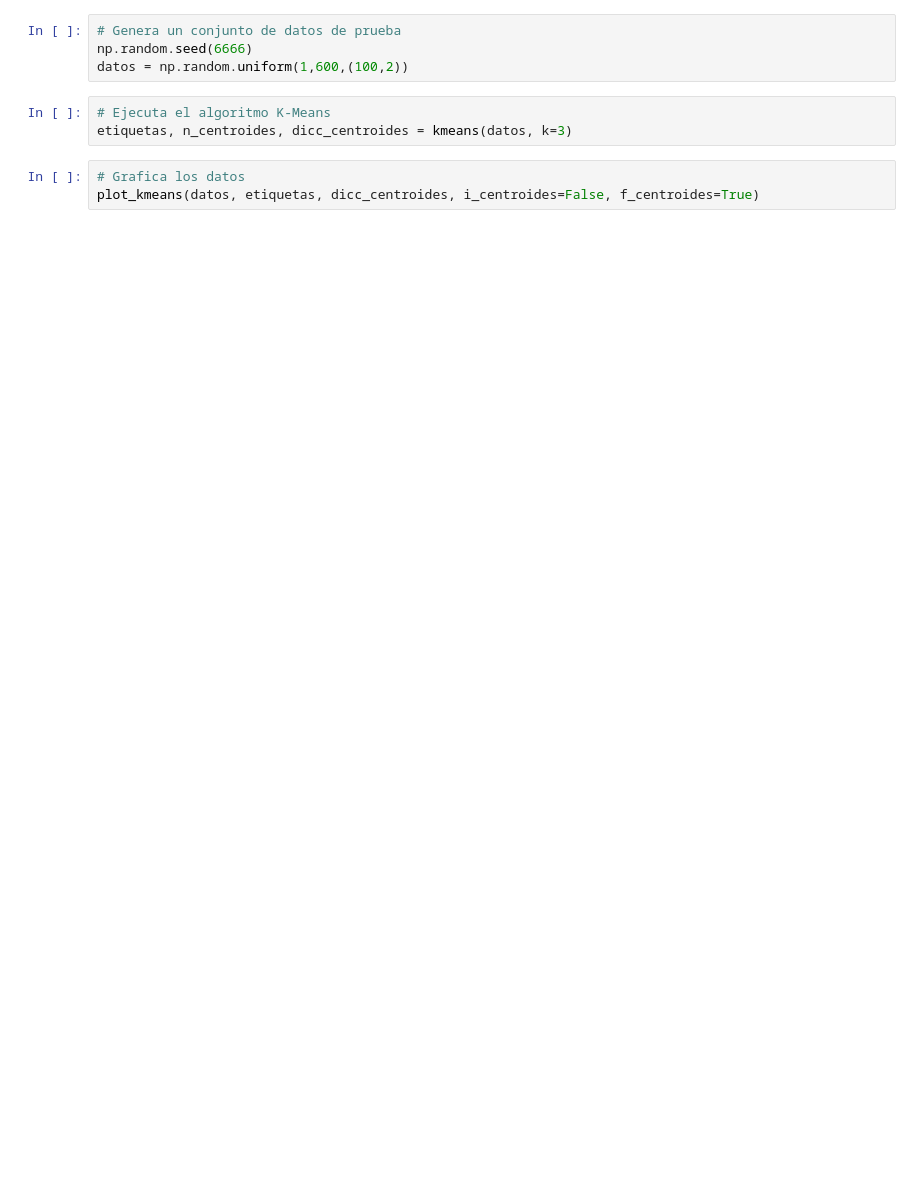
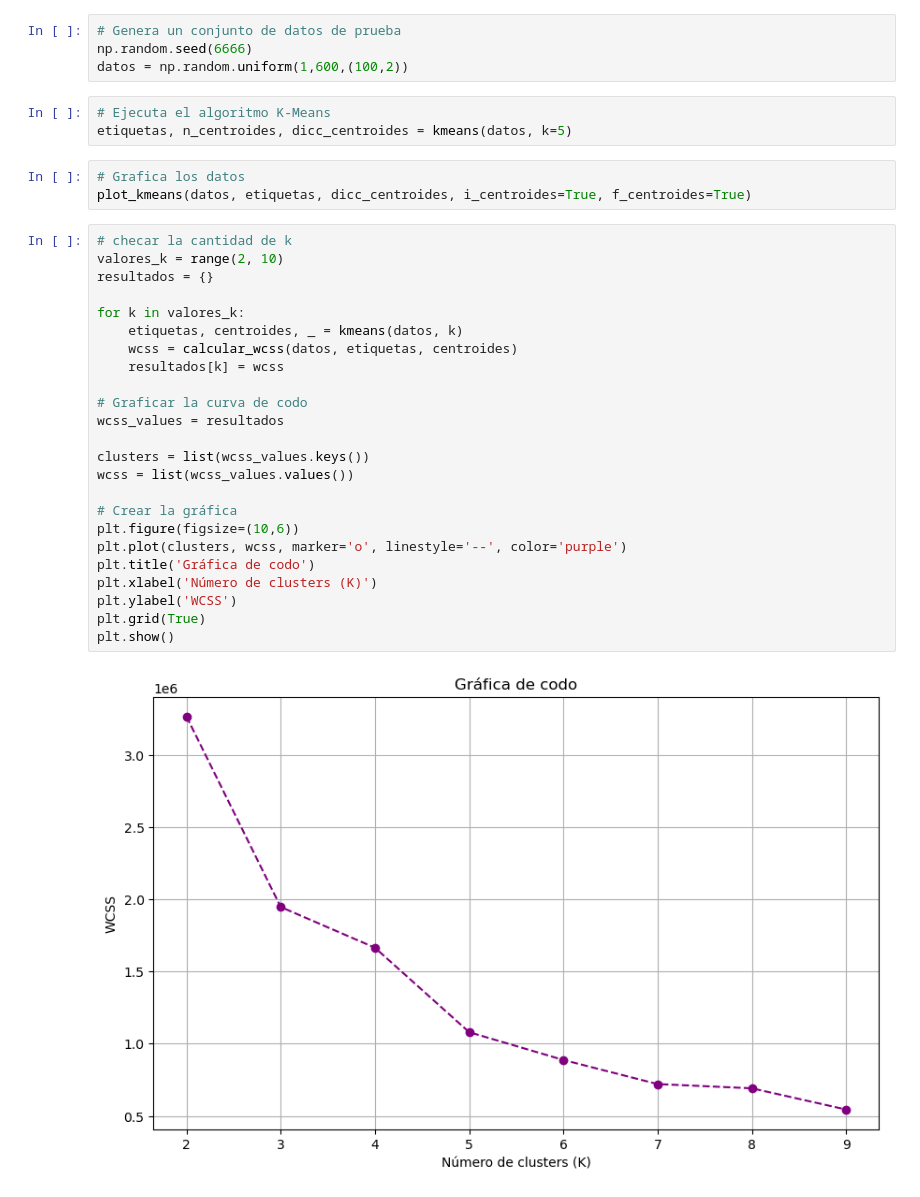
Before and after one commit to patymunoz/algoritmo_k_means, a Jupyter notebook: 01_implementacion_k_means.ipynb, the cells around one changed output. Saved outputs shown, nothing was run; the diff lists cells and outputs as text; blank space fills up the shorter version.

Commit message:
modificar grafica y agregar wcss

```diff
--- a/01_implementacion_k_means.ipynb
+++ b/01_implementacion_k_means.ipynb
@@ -10,7 +12,33 @@ np.random.seed(6666)
 datos = np.random.uniform(1,600,(100,2))
 # %%
 # Ejecuta el algoritmo K-Means
-etiquetas, n_centroides, dicc_centroides = kmeans(datos, k=3)
+etiquetas, n_centroides, dicc_centroides = kmeans(datos, k=5)
 # %%
 # Grafica los datos
-plot_kmeans(datos, etiquetas, dicc_centroides, i_centroides=False, f_centroides=True)
+plot_kmeans(datos, etiquetas, dicc_centroides, i_centroides=True, f_centroides=True)
+# %%
+# checar la cantidad de k
+valores_k = range(2, 10)
+resultados = {}
+
+for k in valores_k:
+    etiquetas, centroides, _ = kmeans(datos, k)
+    wcss = calcular_wcss(datos, etiquetas, centroides)
+    resultados[k] = wcss
+
+# Graficar la curva de codo
+wcss_values = resultados
+
+clusters = list(wcss_values.keys())
+wcss = list(wcss_values.values())
+
+# Crear la gráfica
+plt.figure(figsize=(10,6))
+plt.plot(clusters, wcss, marker='o', linestyle='--', color='purple')
+plt.title('Gráfica de codo')
+plt.xlabel('Número de clusters (K)')
+plt.ylabel('WCSS')
+plt.grid(True)
+plt.show()
+# %% [output]
+[figure, added]
```
Also changed, not shown: parts of 1 cell of this notebook, 2 other files.
